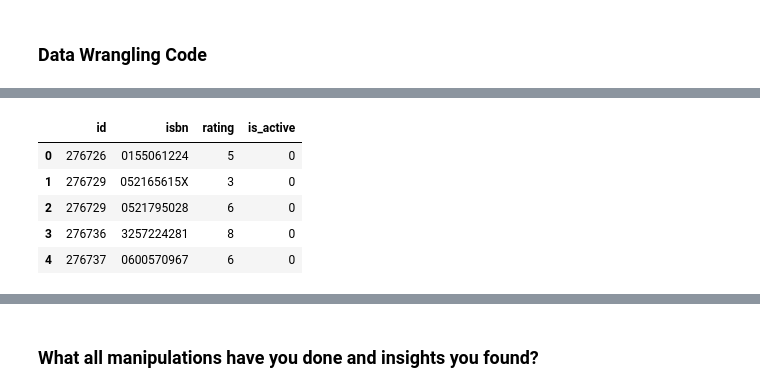
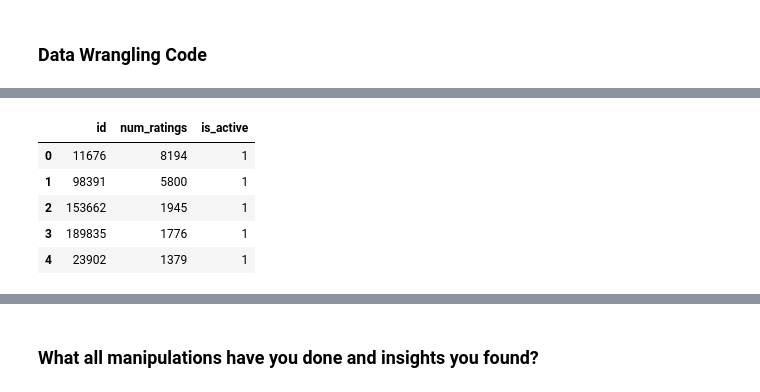
Before and after one commit to bisht-deepak/Capstone-Project-Recommendation-System, a Jupyter notebook: unsupervised-learning-book-recommendation-system.ipynb, the cells around one changed output, grey strips where cells are left out. Cells and saved outputs as stored; diff of their text form; code cells hidden in the pictures.

```diff
--- a/unsupervised-learning-book-recommendation-system.ipynb
+++ b/unsupervised-learning-book-recommendation-system.ipynb
@@ -382,31 +390,22 @@ tweaked_books_df.head()
 # %%
-def tweak_ratings_df(X, min_ratings):
-
-    def extract_active_users(Y, min_ratings):
-        globals()["active_users"]= (
-            Y
-            .groupby("id", as_index= False)
-            .size()
-            .query("size>= @min_ratings")
-            ["id"]
-        ).to_list()
-
-        return Y
+def tweak_ratings_df(df):
 
     return (
-        X
+        df
         .rename(rename_cols, axis= 1)
         .query("rating!= 0")
         .assign(
             isbn= lambda x: (
                 x["isbn"]
+                .str.strip()
                 .map(isbn_mapping)
                 .fillna(x["isbn"])
             )
         )
-        .pipe(extract_active_users, min_ratings= min_ratings)
-        .assign(
-            is_active= lambda x: np.where(x["id"].isin(active_users), 1, 0)
-        )
+        .groupby(["id", "isbn"], as_index= False)
+        .agg({"rating": lambda x: np.round(np.mean(x), 0).astype("int")})
         .reset_index(drop= True)
     )
+# %%
+tweaked_ratings_df= tweak_ratings_df(ratings_df)
+tweaked_ratings_df.head()
@@ -413,11 +566,24 @@ def tweak_ratings_df(X, min_ratings):
+# %%
+def get_user_ratings_df(df, min_ratings):
+
+    return (
+        df
+        .groupby("id", as_index= False)
+        .size()
+        .rename(columns= {"size": "num_ratings"})
+        .assign(
+            is_active= lambda x: np.where(x["num_ratings"]>= min_ratings, 1, 0)
+        )
+        .sort_values("num_ratings", ascending= False, ignore_index= True)
+    )
 # %%
 min_ratings= 100
-tweaked_ratings_df= tweak_ratings_df(ratings_df, min_ratings= min_ratings)
-tweaked_ratings_df.head()
+user_ratings_df= get_user_ratings_df(tweaked_ratings_df, min_ratings= min_ratings)
+user_ratings_df.head()
 # %% [output]
-|  | id | isbn | rating | is_active |
-| 0 | 276726 | 0155061224 | 5 | 0 |
-| 1 | 276729 | 052165615X | 3 | 0 |
-| 2 | 276729 | 0521795028 | 6 | 0 |
-| 3 | 276736 | 3257224281 | 8 | 0 |
-| 4 | 276737 | 0600570967 | 6 | 0 |
+|  | id | num_ratings | is_active |
+| 0 | 11676 | 8194 | 1 |
+| 1 | 98391 | 5800 | 1 |
+| 2 | 153662 | 1945 | 1 |
+| 3 | 189835 | 1776 | 1 |
+| 4 | 23902 | 1379 | 1 |
```
Also changed, not shown: parts of 137 cells of this notebook.
